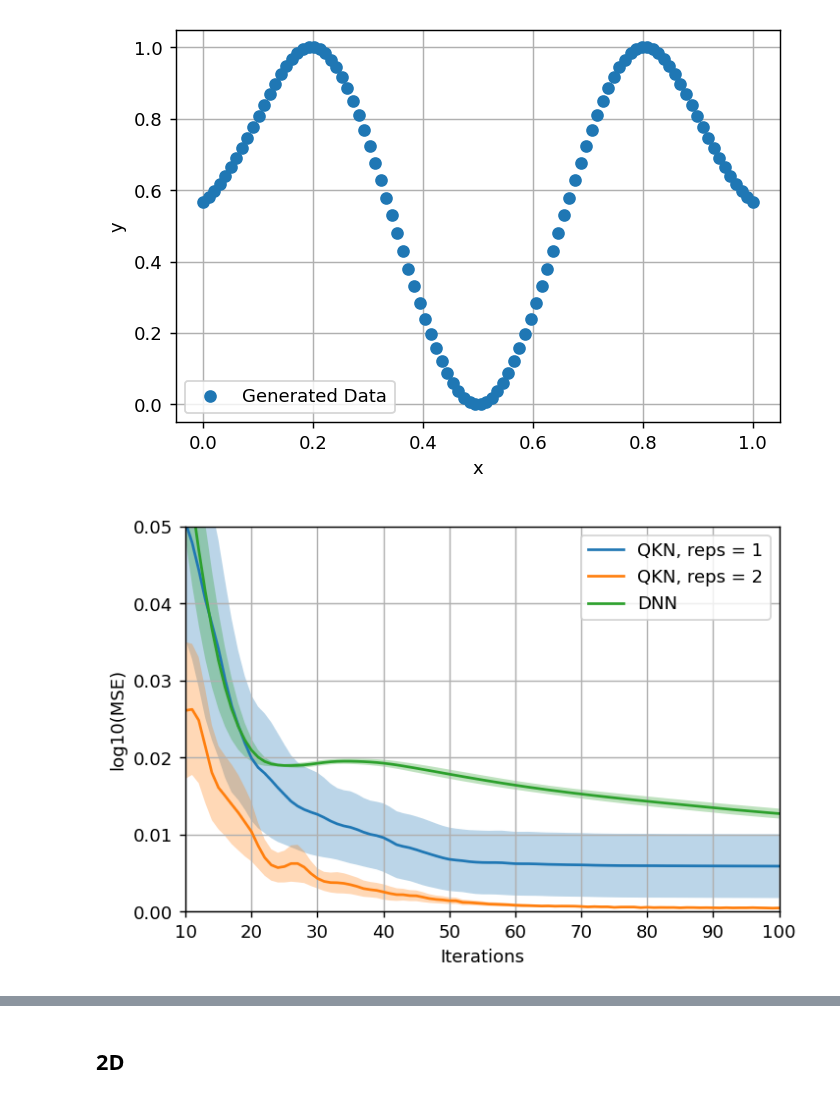
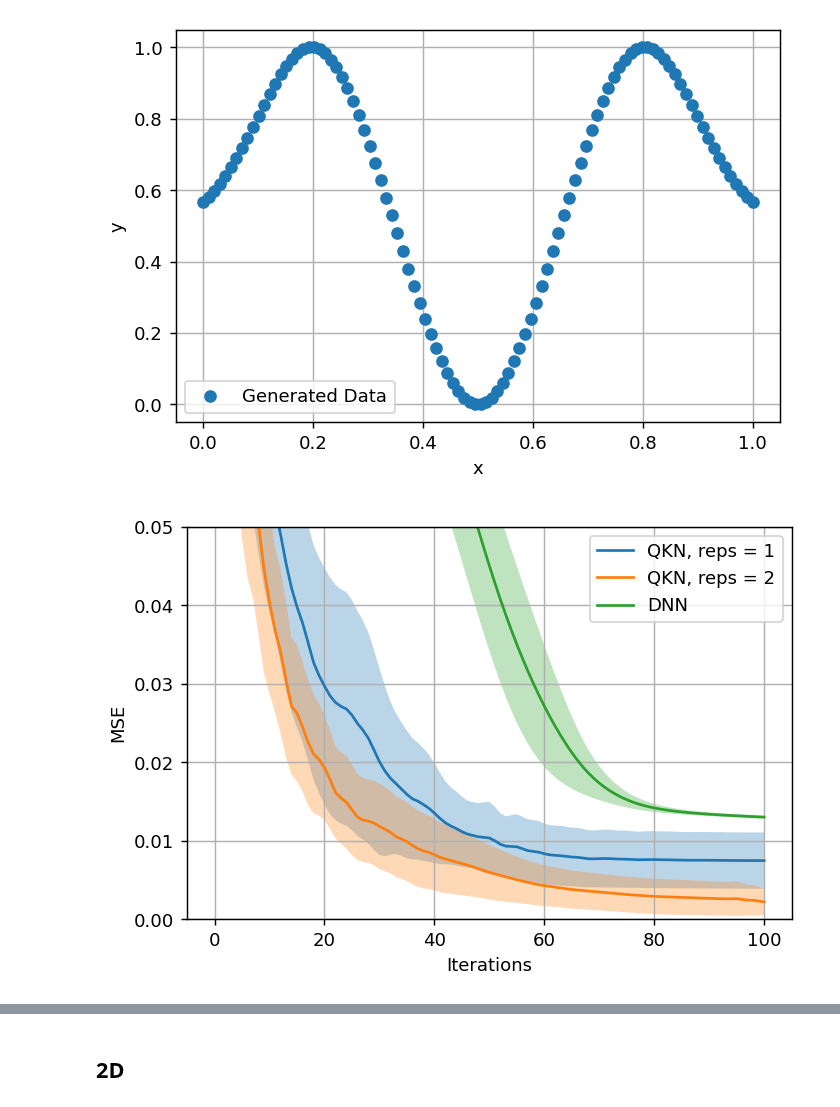
Before and after one commit to KristianWold/Master-Thesis, a Jupyter notebook: notebooks/analysis/Trainability, Analysis.ipynb, the cells around one changed output, grey strips where cells are left out. Saved outputs shown, nothing was run; the diff lists cells and outputs as text; code cells hidden in the pictures.

```diff
--- a/notebooks/analysis/Trainability, Analysis.ipynb
+++ b/notebooks/analysis/Trainability, Analysis.ipynb
@@ -47,7 +50,7 @@ fig.savefig(image_path("1D_gaussian_data.pdf"), bbox_inches='tight')
 [figure]
 # %%
 qnn_list1 = loader(data_path("trainability_qcn_1D_reps_1"))
-qnn_list2 = loader(data_path("trainability_qnn_1D_reps_2"))
+qnn_list2 = loader(data_path("trainability_qcn_1D_reps_2"))
 dnn_list1 = loader(data_path("trainability_dnn_1D_epochs_100"))
 dnn_list2 = loader(data_path("trainability_dnn_1D_epochs_10000"))
 # %%
@@ -69,25 +72,24 @@ avg4 = np.mean(loss4, axis=0)
 # %%
 alpha = 0.3
 epochs = list(range(101))
 
 fig=plt.figure(figsize=(6,4), dpi=130, facecolor='w', edgecolor='k')
 
 plt.fill_between(epochs, avg1 - std1, avg1 + std1, alpha=alpha)
 plt.fill_between(epochs, avg2 - std2, avg2 + std2, alpha=alpha)
 plt.fill_between(epochs, avg3 - std3, avg3 + std3, alpha=alpha)
 plt.plot(epochs, avg1)
 plt.plot(epochs, avg2)
 plt.plot(epochs, avg3[:101])
 
 plt.xlabel("Iterations")
-plt.ylabel("log10(MSE)")
+plt.ylabel("MSE")
 plt.legend(["QKN, reps = 1", "QKN, reps = 2", "DNN"])
 plt.grid()
-plt.xlim([10, 100])
 plt.ylim([0, 0.05])
 plt.show()
 
 fig.savefig(image_path("1D_gaussian_data_fit.pdf"), bbox_inches='tight')
 # %% [output]
-[figure, old version]
+[figure, new version]
 # %%
```
Also changed, not shown: parts of 13 cells of this notebook, 20 other files.
